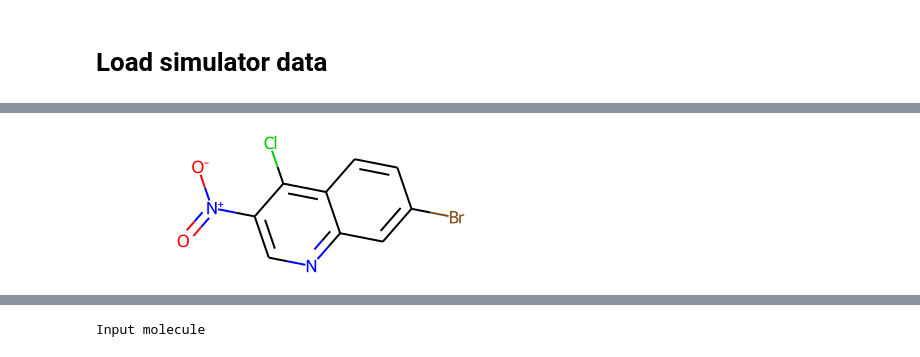
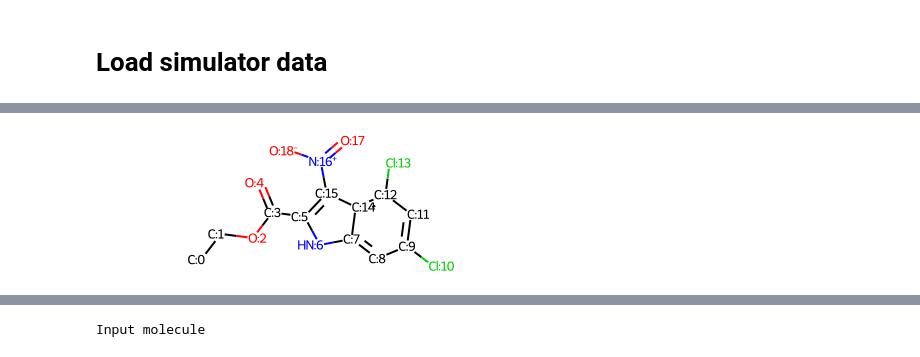
Before and after one commit to MrScabbyCreature/ReactionRL, a Jupyter notebook: uspto - simulator.ipynb, the cells around one changed output, grey strips where cells are left out. Cells and saved outputs as stored; diff of their text form; code cells hidden in the pictures.

Commit message:
Fixing code after adding rsig and rsub separately.

```diff
--- a/uspto - simulator.ipynb
+++ b/uspto - simulator.ipynb
@@ -109,8 +66,7 @@ def get_mol_certificate(mol):
     adj_mat = Chem.GetAdjacencyMatrix(mol)
 
     # Create a ring for each atom with size = atomic_num
-    atom_nums = np.array([atom.GetAtomicNum() for atom in list(mol.GetAtoms())])
-    atom_nums[atom_nums == 6] = 1
+    atom_nums = np.array([atom_to_freq_order[atom.GetAtomicNum()] for atom in list(mol.GetAtoms())])
     mat_list = []
     for atn in atom_nums:
         new_mat = np.zeros(shape=(atn, atn), dtype=np.int8)
@@ -145,8 +101,8 @@ def get_mol_certificate(mol):
     return pynauty.certificate(G)
 
 certificate_to_cluster_id_dict = {}
-for _id in tqdm.tqdm(unique_rsig_dict):
-    C = get_mol_certificate(unique_rsig_dict[_id])
+for _id in tqdm.tqdm(rsig_cluster_to_rsub_d):
+    C = get_mol_certificate(rsig_cluster_to_rsub_d[_id])
     if C in certificate_to_cluster_id_dict:
         certificate_to_cluster_id_dict[C].append(_id)
     else:
@@ -163,0 +189,7 @@ for key in list(certificate_to_cluster_id_dict.keys())[14:]:
+# %%
+def mol_with_atom_index( mol ):
+    mol = Chem.Mol(mol)
+    atoms = mol.GetNumAtoms()
+    for idx in range( atoms ):
+        mol.GetAtomWithIdx( idx ).SetProp( 'molAtomMapNumber', str( mol.GetAtomWithIdx( idx ).GetIdx() ) )
+    return mol
@@ -163,0 +198,6 @@ for key in list(certificate_to_cluster_id_dict.keys())[14:]:
+# %%
+m = Chem.MolFromSmiles('c1ccccc1OC')
+frags = rdMMPA.FragmentMol(m, resultsAsMols=True)
+# %%
+for frag in frags:
+    display(frag[-1])
@@ -164,15 +208,18 @@ for key in list(certificate_to_cluster_id_dict.keys())[14:]:
 # %%
+%%time
+
 # For a new molecule, let's find all possible actions applicable
-i = 2500
+i = 200
 in_mol = Chem.MolFromSmiles(dataset.iloc[i]["reactants"])
-out_mol = Chem.MolFromSmiles(dataset.iloc[i]["products"])
+rsub = Chem.MolFromSmiles(dataset.iloc[i]["rsub"])
 rsig = Chem.MolFromSmiles(dataset.iloc[i]["rsig"])
-psig = Chem.MolFromSmiles(dataset.iloc[i]["psig"])
 
-display(in_mol)
-display(out_mol)
+print("In mol")
+display(mol_with_atom_index(in_mol))
+print("Rsub")
+display(rsub)
+print("Rsig")
 display(rsig)
-display(psig)
 
 def verify_action_applicability(mol, cluster_id):
     rsig = Chem.MolFromSmiles(dataset[dataset["rsig_clusters"]==cluster_id].iloc[0]["rsig"])
@@ -192,34 +239,51 @@ def verify_action_applicability(mol, cluster_id):
     if not set(neighbors) - set(match):
         return False
 
-    # Check if bond matches
-    bonds = [mol.GetBondBetweenAtoms(cand_rcen, natom).GetBondTypeAsDouble() for natom in set(neighbors) - set(match)]
-    rbond = list(map(lambda x: list(map(lambda y: float(y) if y else -1, x.replace("[", "").replace("]", "").replace(" ", "").split(","))), [rbond]))[0]
-    bonds.sort()
-    rbond.sort()
-    if bonds != rbond:
-        return False
-
     return True
 
+def get_mol_from_index_list(mol, indices):
+    rw = Chem.RWMol(mol)
+    rw.BeginBatchEdit()
+    for idx in set(list(range(mol.GetNumAtoms()))) - set(indices):
+        rw.RemoveAtom(idx)
+    rw.CommitBatchEdit()
+    return Chem.Mol(rw)
 
-# For each bridge, we find two disconnected components and search the smaller one in our index
+
+# For each cut vertex, we find two disconnected components and search the smaller one in our index
 G = nx.from_numpy_matrix(Chem.GetAdjacencyMatrix(in_mol))
 applicable_actions = []
-for x1, x2 in nx.bridges(G):
+
+for x in nx.articulation_points(G):
+    # Remove atom (not directly, otherwise the index resets)
+    # First remove bonds to x
     mw = Chem.RWMol(in_mol)
-    mw.RemoveBond(x1, x2)
-    m1, m2 = Chem.MolToSmiles(mw).split(".")
-    m = m1 if len(m1) < len(m2) else m2
-    candidate = Chem.MolFromSmiles(m)
-    print("Candidate...")
-    display(candidate)
-    cand_certi = get_mol_certificate(candidate)
-    if cand_certi in certificate_to_cluster_id_dict:
-        for cluster_id in certificate_to_cluster_id_dict[cand_certi]:
-            print("Verification...", cluster_id)
-            if verify_action_applicability(in_mol, cluster_id):
-                applicable_actions.append(cluster_id)
+    Chem.Kekulize(mw, clearAromaticFlags=True)
+    for n in mw.GetAtomWithIdx(x).GetNeighbors():
+        mw.RemoveBond(x, n.GetIdx())
+
+    # Find fragments
+    mol_frags = list(Chem.rdmolops.GetMolFrags(mw))
+
+    # Remove x from fragments
+    mol_frags.remove((x,))
+
+
+    # For each fragment, add x and extract sub-molecule and search
+    for frag in mol_frags:
+        indices = [x] + list(frag)
+        candidate = get_mol_from_index_list(in_mol, indices)
+        print("Candidate")
+        display(candidate)
+
+        # get certificate and search in rsub
+        cand_certi = get_mol_certificate(candidate)
+        if cand_certi in certificate_to_cluster_id_dict:
+            # Verify rsig
+            for cluster_id in certificate_to_cluster_id_dict[cand_certi]:
+#                 print("Verification...", cluster_id)
+                if verify_action_applicability(in_mol, cluster_id):
+                    applicable_actions.append(cluster_id)
 
 print(applicable_actions)
 # %% [output]
@@ -226 +291 @@ print(applicable_actions)
-[figure, old version]
+[figure, new version]
```
Also changed, not shown: parts of 17 cells of this notebook, 2 other files.
